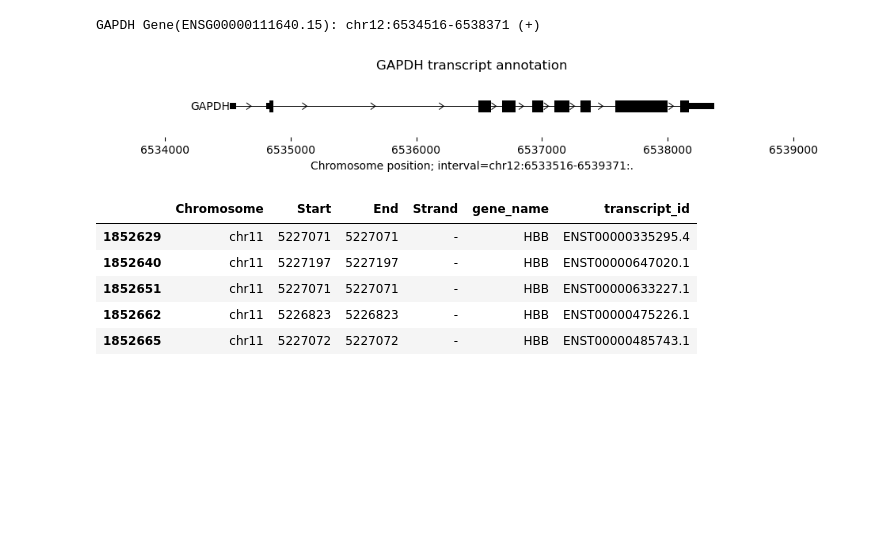
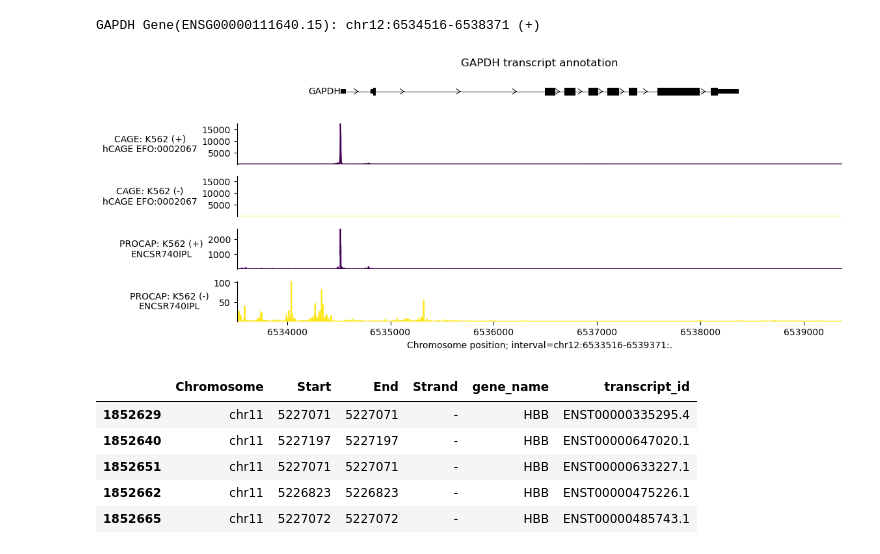
Before and after one commit to leemnj/iterative-dna-reconstruction, a Jupyter notebook: 03_dna-fm-to-alphagenome/gene-annotation-viewer.ipynb, the cells around one changed output. Cells and saved outputs as stored; diff of their text form; code cells hidden in the pictures; blank space fills up the shorter version.

```diff
--- a/03_dna-fm-to-alphagenome/gene-annotation-viewer.ipynb
+++ b/03_dna-fm-to-alphagenome/gene-annotation-viewer.ipynb
@@ -102,15 +102,19 @@ gene_interval
 
 vis_interval=genome.Interval(chrom, start-1000, end+1000)
 
-# output=dna_model.predict_interval(
-#     interval=gene_interval.resize(2**20),
-#     requested_outputs={
-#         dna_client.OutputType.RNA_SEQ,
-#         dna_client.OutputType.CAGE,
-#         dna_client.OutputType.PROCAP,
-#     },
-#     ontology_terms=['CL:0002371']
-# )
+output=dna_model.predict_interval(
+    interval=gene_interval.resize(2**20),
+    requested_outputs={
+        dna_client.OutputType.RNA_SEQ,
+        dna_client.OutputType.CAGE,
+        dna_client.OutputType.PROCAP,
+    },
+    # ontology_terms=None
+    ontology_terms=[
+        'EFO:0002067',
+        'CL:0000765'
+    ]
+)
 # %%
 from alphagenome.visualization import plot_components as pc
 
@@ -120,43 +124,43 @@ interval_annotation=[pc.IntervalAnnotation(
     [
         genome.Interval(chrom, start, start+1, name='start'),
         genome.Interval(chrom, end, end+1, name='end')
     ],
     colors='red',
 )]
 plot=pc.plot(
     [
         pc.TranscriptAnnotation(longest_transcripts),
-        # pc.Tracks(
-        #     tdata=output.cage,
-        #     ylabel_template='CAGE: {biosample_name} ({strand})\n{name}',
-        #     shared_y_scale=True,
-        # ),
-        # pc.Tracks(
-        #     tdata=output.procap,
-        #     ylabel_template='CAGE: {biosample_name} ({strand})\n{name}',
-        # ),
+        pc.Tracks(
+            tdata=output.cage,
+            ylabel_template='CAGE: {biosample_name} ({strand})\n{name}',
+            shared_y_scale=True,
+        ),
+        pc.Tracks(
+            tdata=output.procap,
+            ylabel_template='PROCAP: {biosample_name} ({strand})\n{name}',
+        ),
     ],
     interval=vis_interval,
     # annotations=[interval_annotation],
     # annotations=[pc.IntervalAnnotation([genome.Interval(chrom, start, end+1, name="TSS")], colors='red')],
 
     title=f"{GENE_NAME} transcript annotation",
     fig_width=12
 )
 
 import matplotlib.ticker as mticker
 
 # Choose tick style: 'plain' or 'e6'
 TICK_STYLE = 'plain'
 ax = plot.axes[-1]
 if TICK_STYLE == 'plain':
     fmt = mticker.ScalarFormatter(useOffset=False)
     fmt.set_scientific(False)
     ax.xaxis.set_major_formatter(fmt)
 elif TICK_STYLE == 'e6':
     ax.xaxis.set_major_formatter(mticker.FuncFormatter(lambda x, _: f"{x/1e6:.3f}e6"))
 # %% [output]
-[figure, old version]
+[figure, new version]
 # %%
 from alphagenome.data import gene_annotation
 from utils import load_gtf_feather
```
Also changed, not shown: 8 other files.
